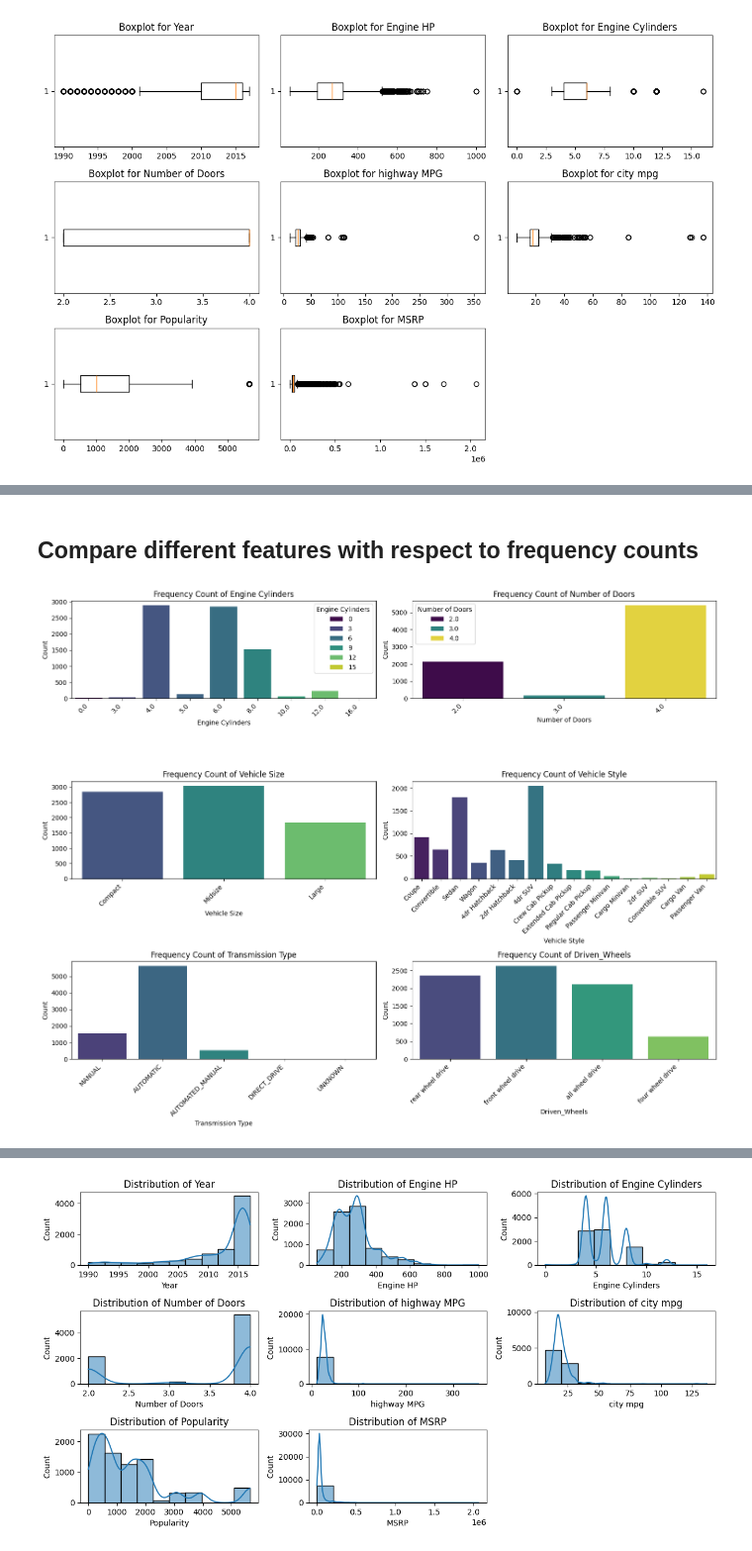
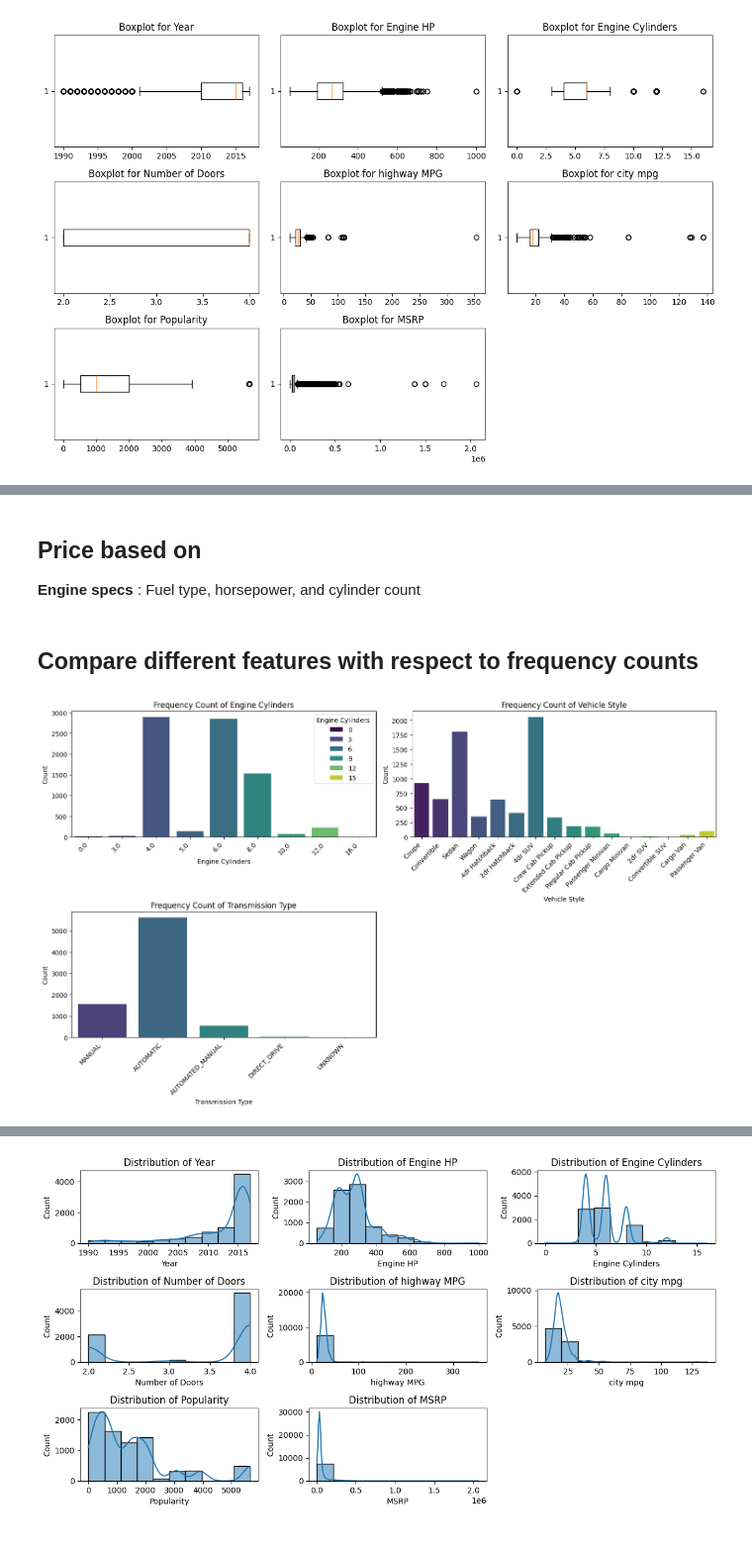
Before and after one commit to nirmal2i43a5/Automobile_Price_Prediction_System, a Jupyter notebook: Automobile_EDA.ipynb, the cells around one changed output, grey strips where cells are left out. Shown at 99% size. Drawn from its saved outputs; the diff is of its cells as text; code cells hidden in the pictures.

Commit message:
Handled categorical for ordinal and nominal types

```diff
--- a/Automobile_EDA.ipynb
+++ b/Automobile_EDA.ipynb
@@ -256,22 +224,26 @@ plt.show()
+# %% [markdown]
+## Price based on
+
+**Engine specs** : Fuel type, horsepower, and cylinder count
 # %% [markdown]
 ## Compare different features with respect to frequency counts
 # %%
 # selecting some important   columns for this
-categorical_cols = ['Engine Cylinders', 'Number of Doors', 'Vehicle Size', 'Vehicle Style', 'Transmission Type', 'Driven_Wheels']
+categorical_cols = ['Engine Cylinders',  'Vehicle Style', 'Transmission Type']
 
 plt.figure(figsize=(15, 12))
 
 for i, col in enumerate(categorical_cols, 1):
     plt.subplot(3, 2, i)
     sns.countplot(x=df[col], hue=df[col], palette="viridis")
     plt.title(f"Frequency Count of {col}")
     plt.ylabel("Count")
     plt.xticks(rotation = 45, ha = 'right', fontsize = 10)
 
 plt.tight_layout()
 plt.show()
 # %% [output]
-[figure, old version]
+[figure, new version]
 # %% [markdown]
 ### Analysis and Intrepretation from these graphs
 
```
Also changed, not shown: parts of 44 cells of this notebook.
